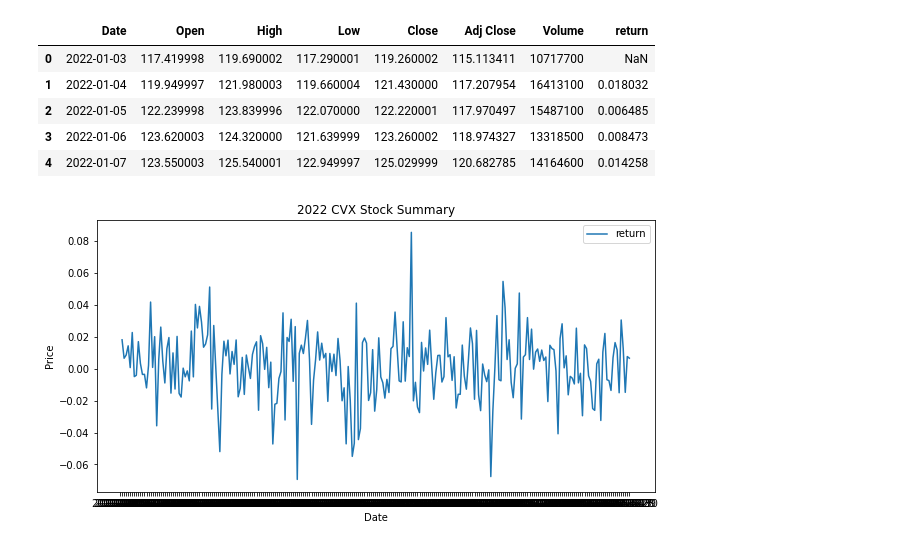
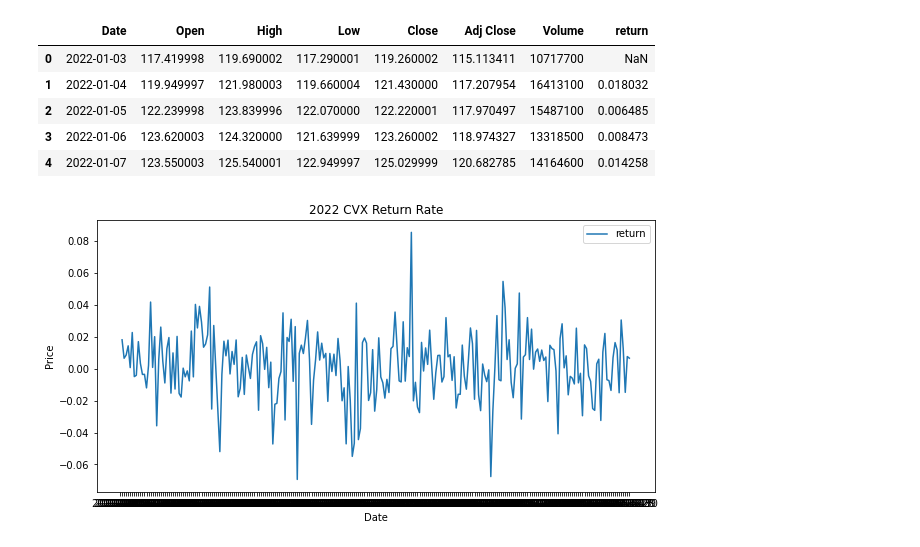
Before and after one commit to PranavTavildar1/Senior-Thesis, a Jupyter notebook: code/newprocessing.ipynb, the cells around one changed output. Drawn from its saved outputs; the diff is of its cells as text; code cells hidden in the pictures.

```diff
--- a/code/newprocessing.ipynb
+++ b/code/newprocessing.ipynb
@@ -96,13 +97,14 @@ df.head()
 # %%
 x = df['Date']
 y = df['return']
 
 fig, ax = plt.subplots(figsize=(10,5))
 ax.plot(x, y, label='return')
 ax.set_xlabel('Date')
 ax.set_ylabel('Price')
 ax.set_title('2022 CVX Return Rate')
 ax.legend();
 plt.savefig('../figures/fig3.pdf')
+df.to_csv("returns.csv")
 # %% [output]
-[figure, old version]
+[figure, new version]
```
Also changed, not shown: parts of 2 cells of this notebook, 1 other file.
